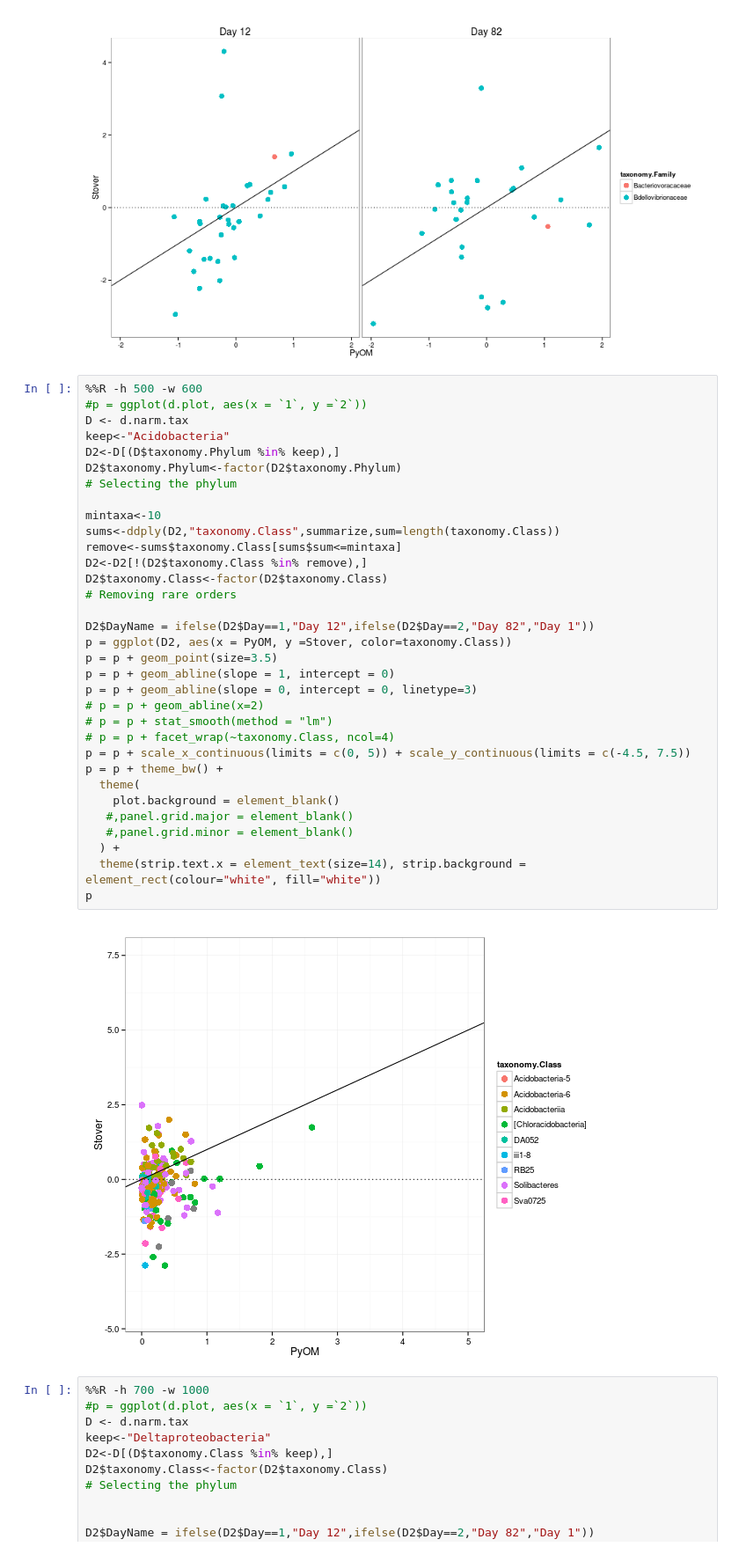
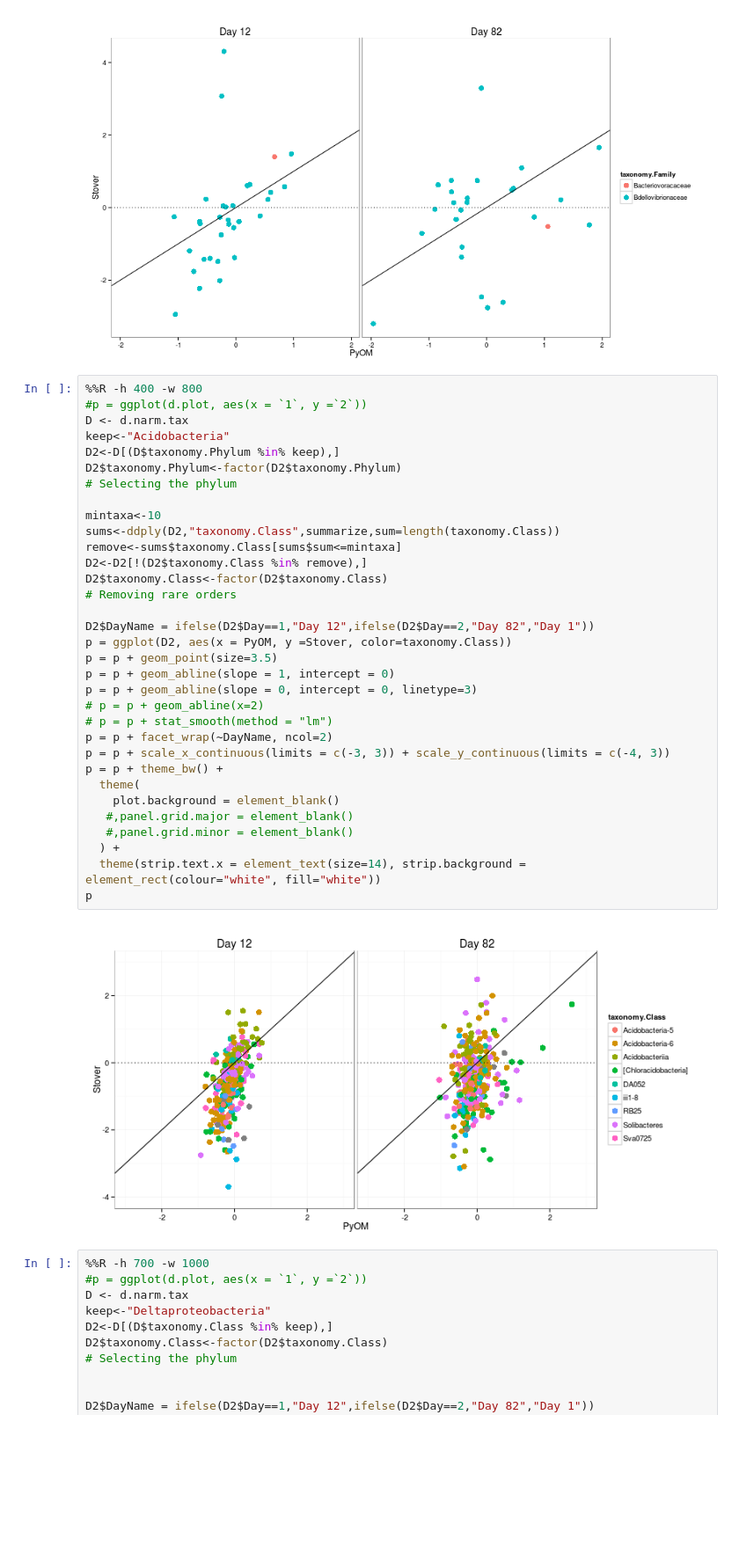
Before and after one commit to TheaWhitman/PyOM, a Jupyter notebook: manuscript_figures/Log2-fold_change_plots.ipynb, the cells around one changed output. Shown at 88% size. Cells and saved outputs as stored; diff of their text form; blank space fills up the shorter version.

```diff
--- a/manuscript_figures/Log2-fold_change_plots.ipynb
+++ b/manuscript_figures/Log2-fold_change_plots.ipynb
@@ -463,40 +463,40 @@ p
 # %% [output]
 [figure]
 # %%
-%%R -h 500 -w 600
+%%R -h 400 -w 800
 #p = ggplot(d.plot, aes(x = `1`, y =`2`))
 D <- d.narm.tax
 keep<-"Acidobacteria"
 D2<-D[(D$taxonomy.Phylum %in% keep),]
 D2$taxonomy.Phylum<-factor(D2$taxonomy.Phylum)
 # Selecting the phylum
 
 mintaxa<-10
 sums<-ddply(D2,"taxonomy.Class",summarize,sum=length(taxonomy.Class))
 remove<-sums$taxonomy.Class[sums$sum<=mintaxa]
 D2<-D2[!(D2$taxonomy.Class %in% remove),]
 D2$taxonomy.Class<-factor(D2$taxonomy.Class)
 # Removing rare orders
 
 D2$DayName = ifelse(D2$Day==1,"Day 12",ifelse(D2$Day==2,"Day 82","Day 1"))
 p = ggplot(D2, aes(x = PyOM, y =Stover, color=taxonomy.Class))
 p = p + geom_point(size=3.5)
 p = p + geom_abline(slope = 1, intercept = 0)
 p = p + geom_abline(slope = 0, intercept = 0, linetype=3)
 # p = p + geom_abline(x=2)
 # p = p + stat_smooth(method = "lm")
-# p = p + facet_wrap(~taxonomy.Class, ncol=4)
-p = p + scale_x_continuous(limits = c(0, 5)) + scale_y_continuous(limits = c(-4.5, 7.5))
+p = p + facet_wrap(~DayName, ncol=2)
+p = p + scale_x_continuous(limits = c(-3, 3)) + scale_y_continuous(limits = c(-4, 3))
 p = p + theme_bw() +
   theme(
     plot.background = element_blank()
    #,panel.grid.major = element_blank()
    #,panel.grid.minor = element_blank()
   ) +
   theme(strip.text.x = element_text(size=14), strip.background = element_rect(colour="white", fill="white"))
 p
 # %% [output]
-[figure, old version]
+[figure, new version]
 # %%
 %%R -h 700 -w 1000
 #p = ggplot(d.plot, aes(x = `1`, y =`2`))
```
Also changed, not shown: parts of 1 cell of this notebook, 3 other files.
